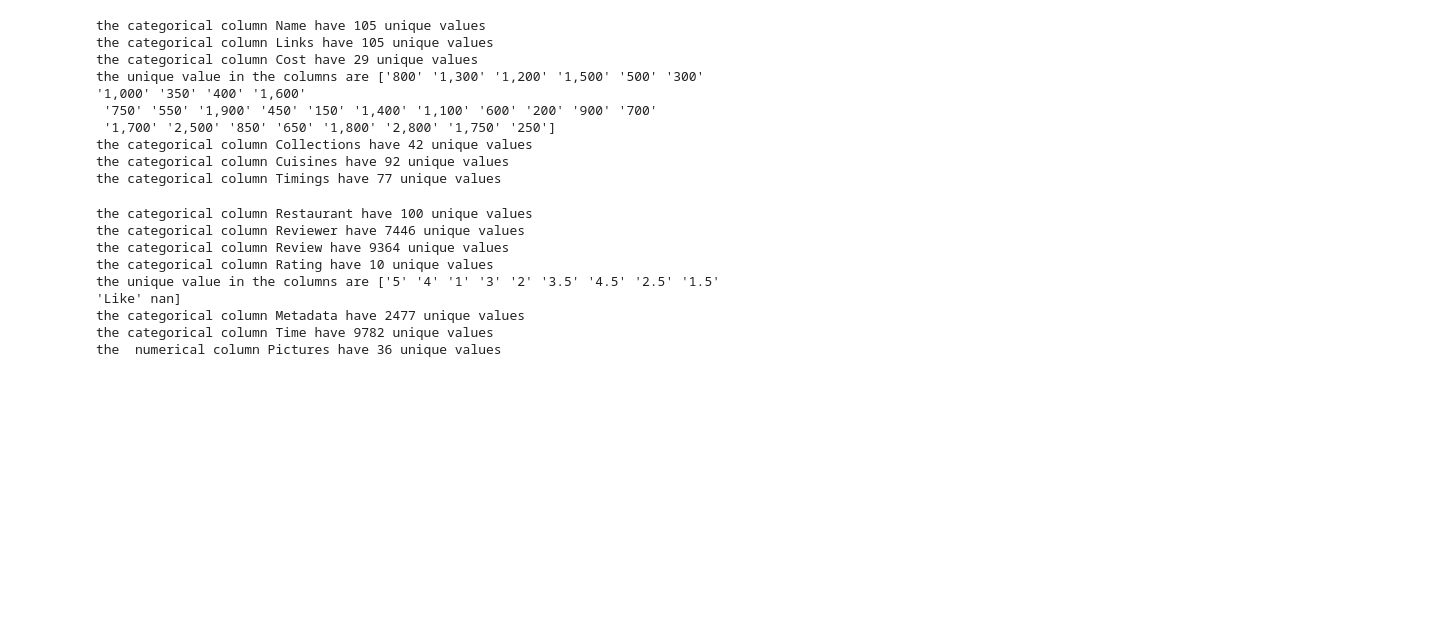
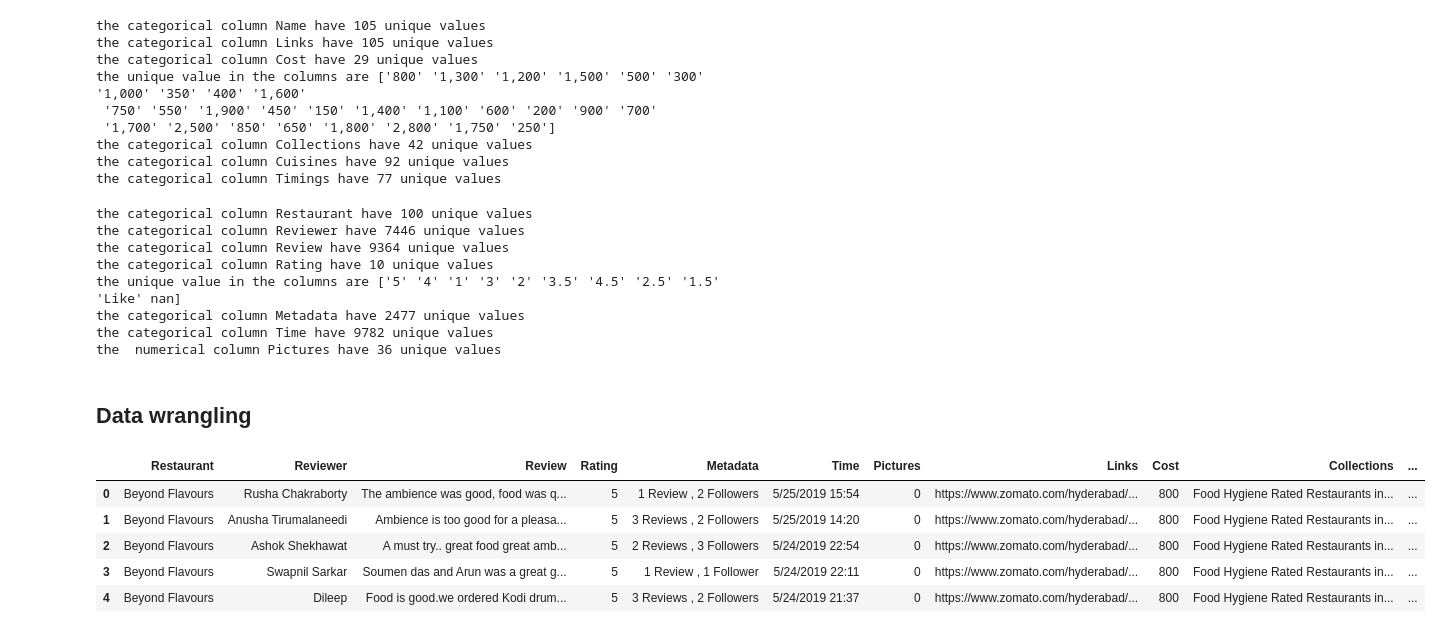
Before and after one commit to surya81/myproject, a Jupyter notebook: Zomato Review sentiment analysis.ipynb, the cells around one changed output. Saved outputs shown, nothing was run; the diff lists cells and outputs as text; code cells hidden in the pictures; blank space fills up the shorter version.

```diff
--- a/Zomato Review sentiment analysis.ipynb
+++ b/Zomato Review sentiment analysis.ipynb
@@ -228,3 +230,23 @@ the unique value in the columns are ['5' '4' '1' '3' '2' '3.5' '4.5' '2.5' '1.5'
 the categorical column Metadata have 2477 unique values
 the categorical column Time have 9782 unique values
 the  numerical column Pictures have 36 unique values
+# %% [markdown]
+## Data wrangling
+# %%
+# Merge the dataframes on the 'name' column
+final_df = pd.merge(
+    left=reviews_df,           # the first dataframe to merge
+    right=names_df,          # the second dataframe to merge
+    how='left',        # how to perform the merge, 'inner' keeps only matching rows
+    left_on='Restaurant', right_on='Name')
+#drop the duplicated column
+final_df.drop("Name",axis=1,inplace=True)
+# %%
+final_df.head()
+# %% [output]
+|  | Restaurant | Reviewer | Review | Rating | Metadata | Time | Pictures | Links | Cost | Collections | ... |
+| 0 | Beyond Flavours | Rusha Chakraborty | The ambience was good, food was q... | 5 | 1 Review , 2 Followers | 5/25/2019 15:54 | 0 | https://www.zomato.com/hyderabad/... | 800 | Food Hygiene Rated Restaurants in... | ... |
+| 1 | Beyond Flavours | Anusha Tirumalaneedi | Ambience is too good for a pleasa... | 5 | 3 Reviews , 2 Followers | 5/25/2019 14:20 | 0 | https://www.zomato.com/hyderabad/... | 800 | Food Hygiene Rated Restaurants in... | ... |
+| 2 | Beyond Flavours | Ashok Shekhawat | A must try.. great food great amb... | 5 | 2 Reviews , 3 Followers | 5/24/2019 22:54 | 0 | https://www.zomato.com/hyderabad/... | 800 | Food Hygiene Rated Restaurants in... | ... |
+| 3 | Beyond Flavours | Swapnil Sarkar | Soumen das and Arun was a great g... | 5 | 1 Review , 1 Follower | 5/24/2019 22:11 | 0 | https://www.zomato.com/hyderabad/... | 800 | Food Hygiene Rated Restaurants in... | ... |
+| 4 | Beyond Flavours | Dileep | Food is good.we ordered Kodi drum... | 5 | 3 Reviews , 2 Followers | 5/24/2019 21:37 | 0 | https://www.zomato.com/hyderabad/... | 800 | Food Hygiene Rated Restaurants in... | ... |
```
Also changed, not shown: parts of 1 cell of this notebook.
